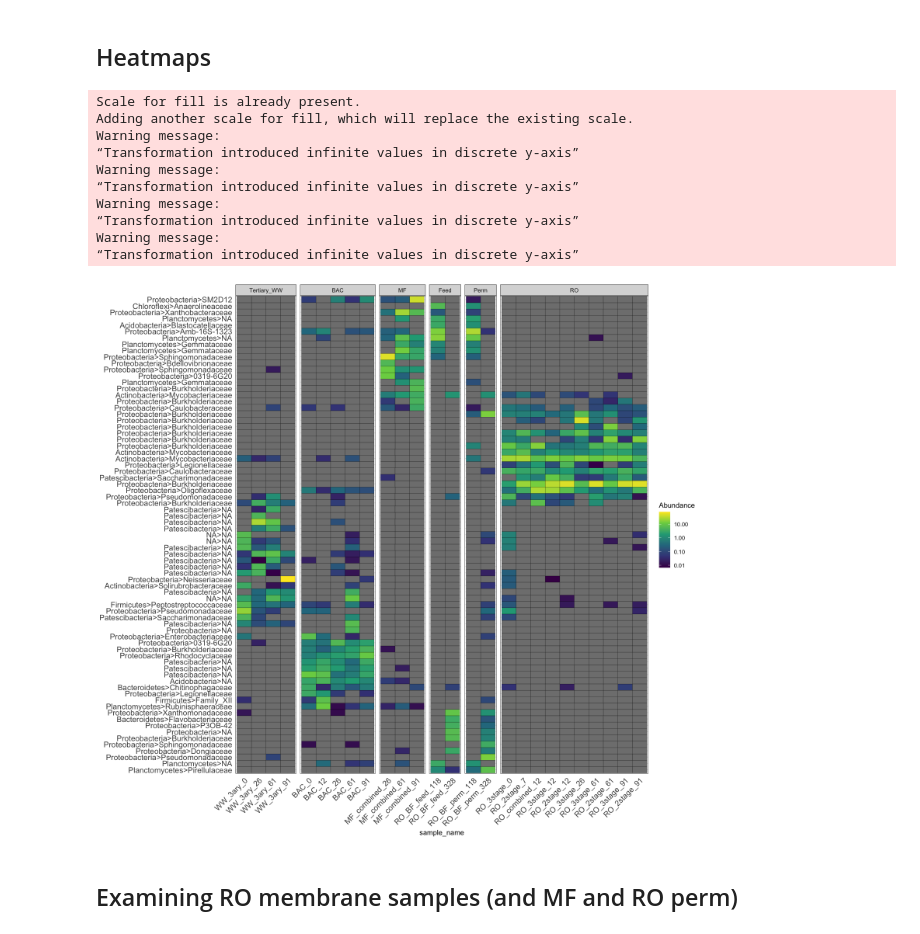
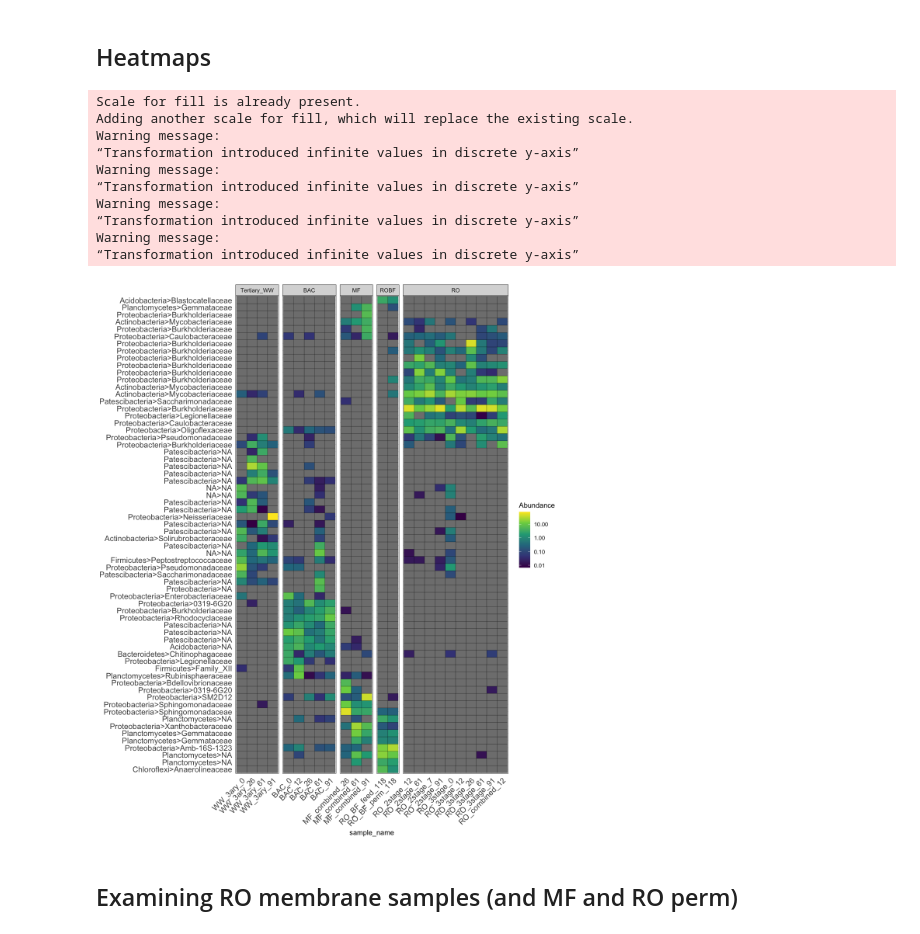
Before and after one commit to rosekantor/awtp2, a Jupyter notebook: awtp2_16S_analysis_052223.ipynb, the cells around one changed output. Drawn from its saved outputs; the diff is of its cells as text; code cells hidden in the pictures.

```diff
--- a/awtp2_16S_analysis_052223.ipynb
+++ b/awtp2_16S_analysis_052223.ipynb
@@ -200,6 +236,10 @@ Run 20 stress 0.110485
 # %%
 # Remove contaminated sample AWTP_2_RO2_bulk_4_B_Test_June2_W12 from dataset
 ps_awtp <- subset_samples(ps_awtp, subset = !(sample_code_full_and_batch %in% "AWTP_2_RO2_bulk_4_B_Test_June2_W12"))
+
+# drop samples from 2nd RO membrane autopsy, conducted 7 months after the rest of the study
+# (the perm was so low biomass it was all contam from the feed)
+ps_awtp <- subset_samples(ps_awtp, subset = !(sample_day == 328))
 
 # note: within the decontam notebook, we created a "combined" taxa label:
 # ranks <- c("Phylum", "Family", "Genus")
@@ -212,5 +252,5 @@ tax_table(ps_awtp) <- cbind(tax_table(ps_awtp), phyfam=combined_labels)
 
 # subset and normalize to percents
 ps_dpwf_perc <- transform_sample_counts(ps_awtp, function(x) 100*x/sum(x))
-ps_dpwf_bulk <- subset_samples(ps_awtp, subset = !(location_gen %in% c('Feed', 'Perm')))
+ps_dpwf_bulk <- subset_samples(ps_awtp, subset = !(location_gen %in% c('ROBF')))
 ps_dpwf_bulk_perc <- transform_sample_counts(ps_dpwf_bulk, function(x) 100*x/sum(x))
@@ -426,29 +487,29 @@ refseq()      DNAStringSet:      [ 16 reference sequences ]
 ## Heatmaps
 # %%
 #plot heatmap: all taxa in at least 1 sample at >3% relative abund (ps_dpwf_perc_filt1.3)
-options(repr.plot.width = 13, repr.plot.height = 12)
-plot_heatmap(ps_dpwf_perc_filt1.3, taxa.label = "phyfam", sample.label = "sample_name", sample.order = "sample_date", method="NMDS")+
+options(repr.plot.width = 10, repr.plot.height = 12)
+plot_heatmap(ps_dpwf_perc_filt1.3, taxa.label = "phyfam", sample.label = "sample_name", sample.order = "sample_name", method="NMDS")+
     scale_fill_continuous(type='viridis', trans = log_trans(10))+
     facet_grid(.~location_gen, scale="free_x", space="free_x")+
     geom_tile(color="black")+
     theme_bw()+
     theme(axis.text.y = element_text(size=12),
            axis.title.y = element_blank(),
            axis.ticks = element_blank(),
            axis.text.x = element_text(angle = 45, hjust = 1, vjust = 1, size=12))
-#ggsave("~/data/awtp2/amplicon_16S/figures/heatmap_dpwf_perc_filt1.3.png", device="png", width=12, height=12)
+# ggsave("~/data/awtp2/amplicon_16S/figures/heatmap_dpwf_perc_filt1.3.png", device="png", width=12, height=12)
 # %% [output]
 Scale for fill is already present.
 Adding another scale for fill, which will replace the existing scale.
 Warning message:
 “Transformation introduced infinite values in discrete y-axis”
 Warning message:
 “Transformation introduced infinite values in discrete y-axis”
 Warning message:
 “Transformation introduced infinite values in discrete y-axis”
 Warning message:
 “Transformation introduced infinite values in discrete y-axis”
-[figure, old version]
+[figure, new version]
 # %% [markdown]
 ## Examining RO membrane samples (and MF and RO perm)
 # %%
```
Also changed, not shown: parts of 38 cells of this notebook, 3 other files.
